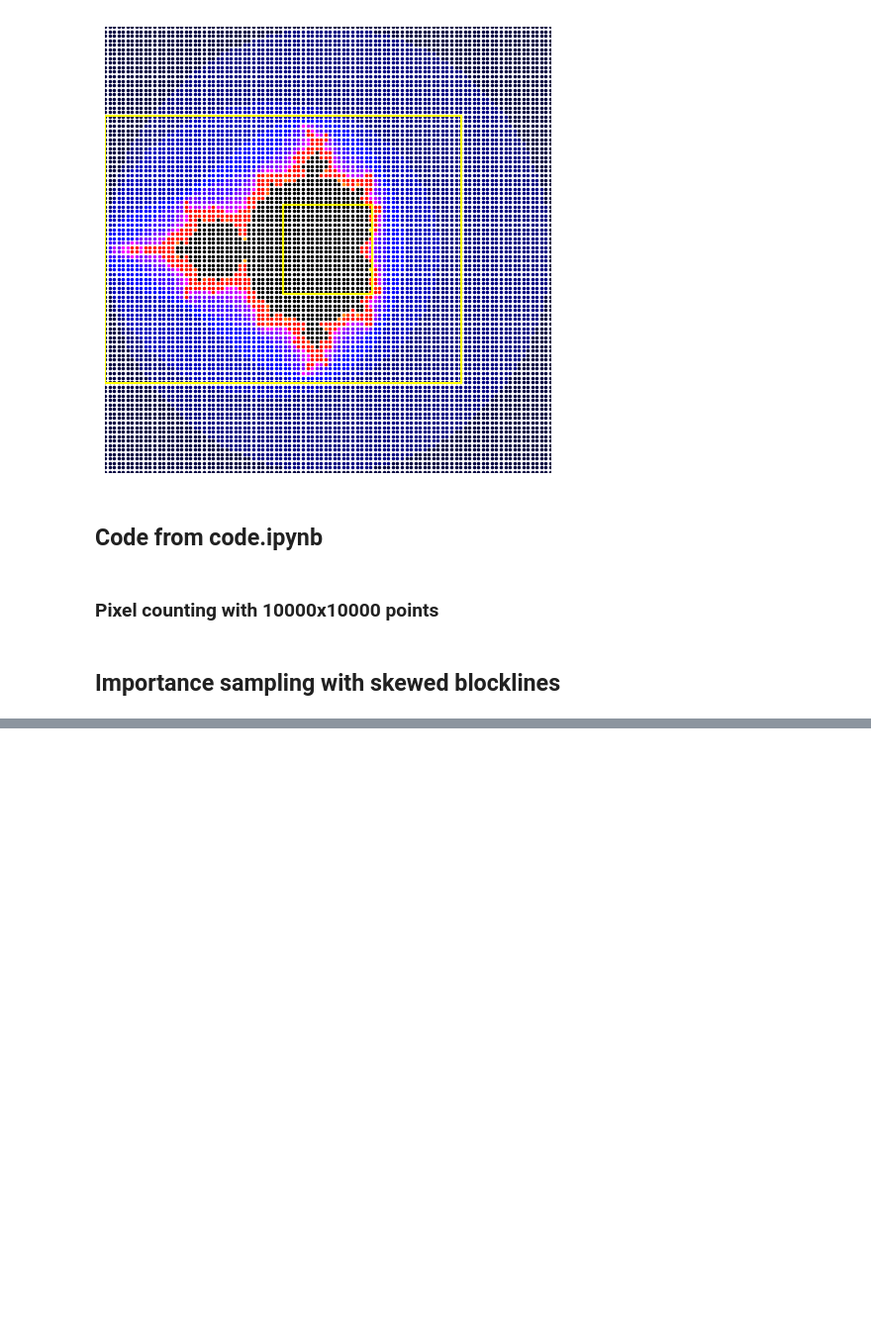
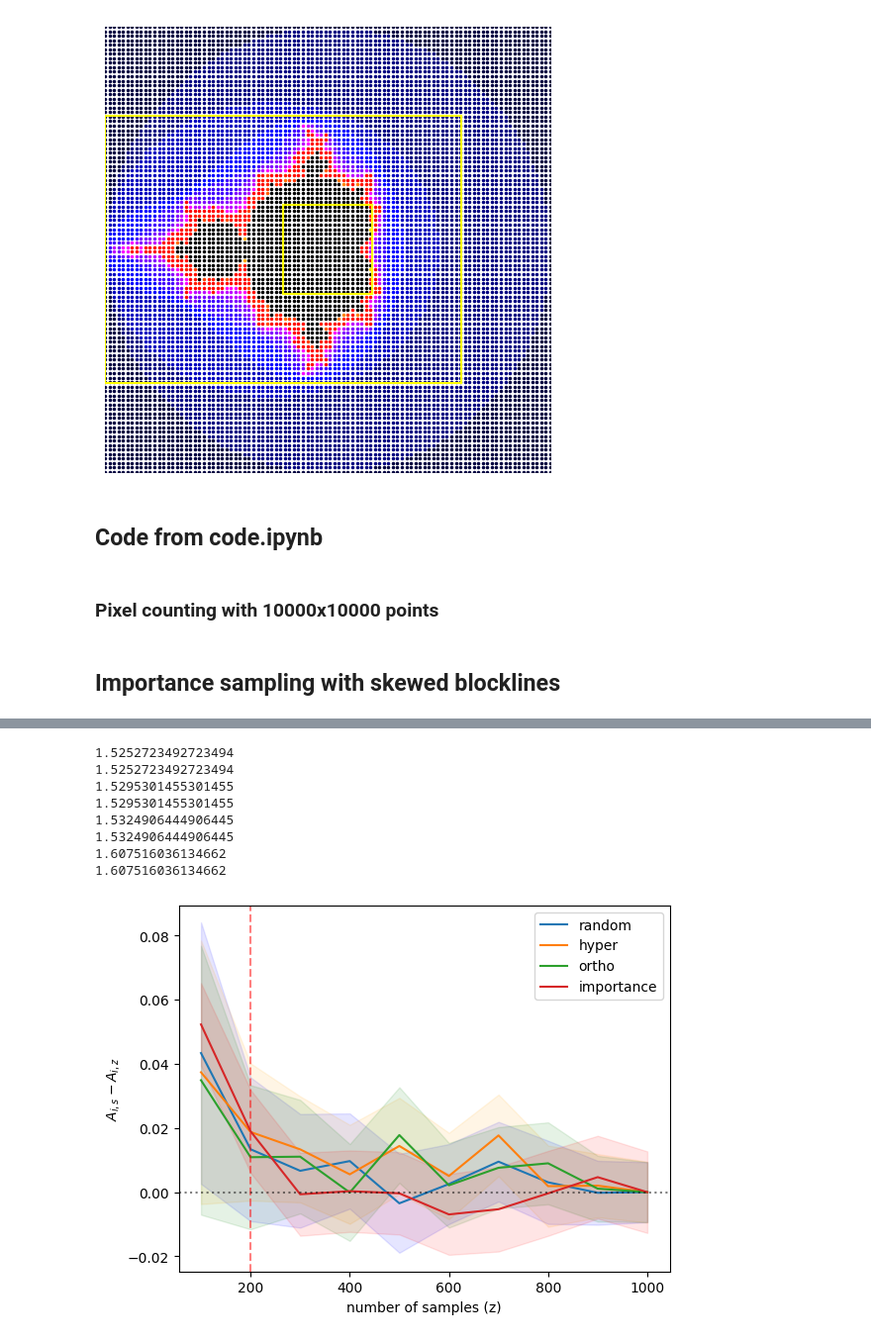
Before and after one commit to sachagijsbers/stochastic_1, a Jupyter notebook: importance_sampling_code.ipynb, the cells around one changed output, grey strips where cells are left out. Shown at 99% size. Drawn from its saved outputs; the diff is of its cells as text; code cells hidden in the pictures; blank space fills up the shorter version.

```diff
--- a/importance_sampling_code.ipynb
+++ b/importance_sampling_code.ipynb
@@ -404,3 +410,58 @@ plt.show()
+# %%
+# Duration: 10m
+# Sizes and fixed sizes of iterations and samples
+samples = 1001
+iterations = 501
+# np.random.seed(48)
+type_sampling_list = ['random', 'hyper', 'ortho']
+samplesize = 200
+iterationsize = 200
+
+# Convergence of iterations
+np.random.seed(3)
+
+z_list_random, diffs_random, std_list_random, area_runs_list_random, total_random = sampling_diffs(samples, iterationsize, "random")
+z_list_hyper, diffs_hyper, std_list_hyper, area_runs_list_hyper, total_hyper = sampling_diffs(samples, iterationsize, "hyper")
+z_list_ortho, diffs_ortho, std_list_ortho, area_runs_list_ortho, total_ortho = sampling_diffs(samples, iterationsize, "ortho")
+z_list_imp, diffs_imp, std_list_imp, area_runs_list_imp, total_imp = sampling_diffs_importance(samples, iterationsize)
+# %%
+meanr, lr, ur = confidence_intervals_95_area_runs(area_runs_list_random, total_random, importance=True)
+meanh, lh, uh = confidence_intervals_95_area_runs(area_runs_list_hyper, total_hyper, importance=True)
+meano, lo, uo = confidence_intervals_95_area_runs(area_runs_list_ortho, total_ortho, importance=True)
+meani, li, ui = confidence_intervals_95_area_runs(area_runs_list_imp, total_imp)
+
+
+plt.plot(z_list_random, meanr, label = f"random")
+plt.fill_between(z_list_random, lr, ur, color='b', alpha=.1)
+# plt.show()
+plt.plot(z_list_hyper, meanh, label = f"hyper")
+plt.fill_between(z_list_hyper, lh, uh, color='orange', alpha=.1)
+# plt.show()
+
+plt.plot(z_list_ortho, meano, label = f"ortho")
+plt.fill_between(z_list_ortho, lo, uo, color='green', alpha=.1)
+# plt.show()
+plt.plot(z_list_imp, meani, label = f"importance")
+plt.fill_between(z_list_imp, li, ui, color='red', alpha=.1)
+# plt.show()
+plt.legend()
+plt.ylabel('$A_{i,s} - A_{i,z}$')
+plt.xlabel('number of samples (z)')
+# plt.ylim(-0.5,0.5)
+# plt.xlim(0, 300)
+plt.axvline(x = 200, color = 'red', linestyle = '--', alpha = 0.5)
+plt.axhline(y = 0, color = 'black', linestyle = ':', alpha = 0.5)
+plt.show()
+# %% [output]
+1.5252723492723494
+1.5252723492723494
+1.5295301455301455
+1.5295301455301455
+1.5324906444906445
+1.5324906444906445
+1.607516036134662
+1.607516036134662
+[figure, added]
 # %%
 # Sizes and fixed sizes of iterations and samples
 samples = 1001
```
Also changed, not shown: parts of 11 cells of this notebook, 8 other files.
